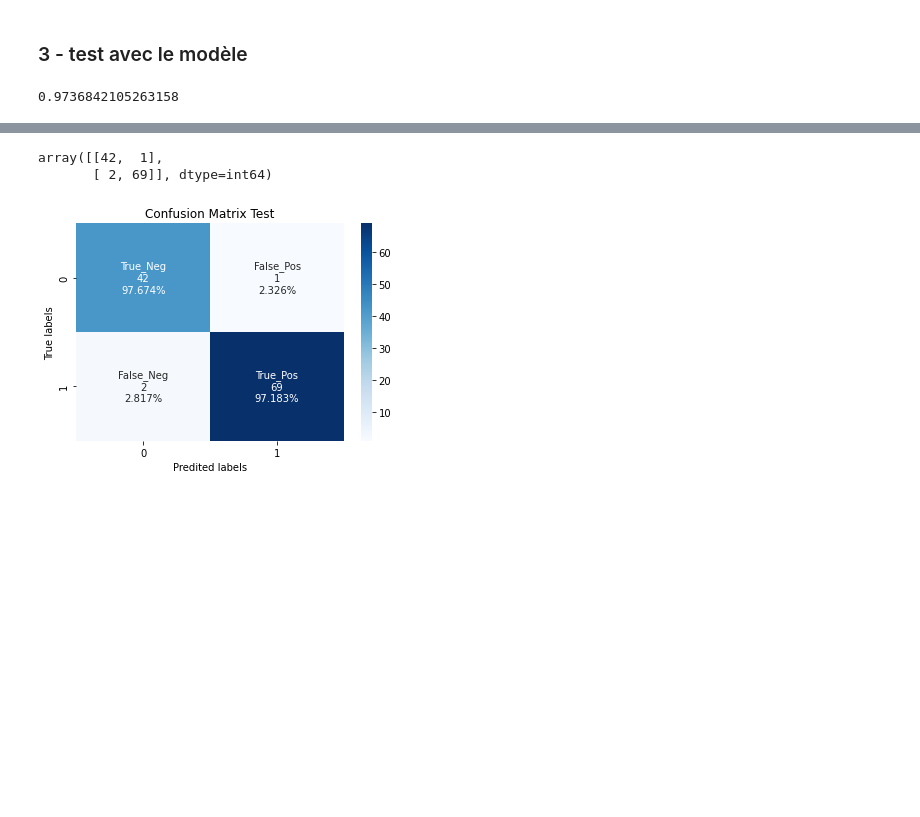
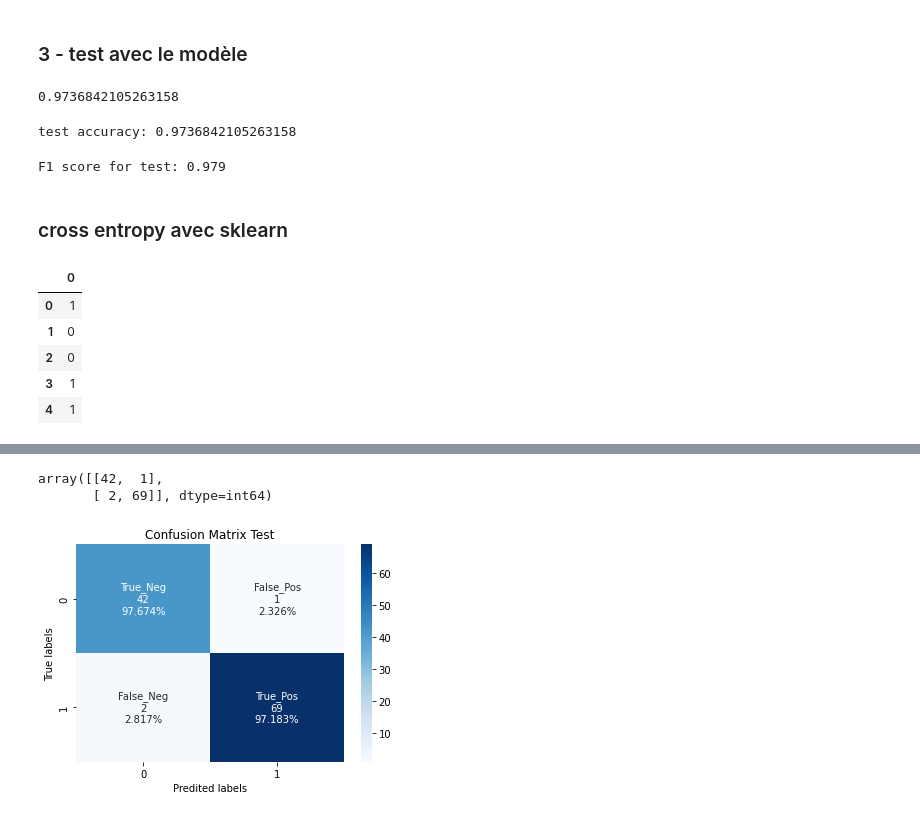
Before and after one commit to MiyukiMol/2021_12_tp_neural_network_classification, a Jupyter notebook: brest_cancer_test.ipynb, the cells around one changed output, grey strips where cells are left out. Drawn from its saved outputs; the diff is of its cells as text; code cells hidden in the pictures; blank space fills up the shorter version.

```diff
--- a/brest_cancer_test.ipynb
+++ b/brest_cancer_test.ipynb
@@ -44,3 +49,25 @@ model.score(X_test, y_test)
 0.9736842105263158
 # %%
 y_predict_test = model.predict(X_test)
+# %%
+accuracy_test = accuracy_score(y_test, y_predict_test)
+print(f'test accuracy: {accuracy_test}')
+# %% [output]
+test accuracy: 0.9736842105263158
+# %%
+f1 = f1_score(y_test, y_predict_test)
+print('F1 score for test: {:.3f}'.format(f1))
+# %% [output]
+F1 score for test: 0.979
+# %% [markdown]
+### cross entropy avec sklearn
+# %%
+# affichage de y_predit en dataframe
+pd.DataFrame(model.predict(X_test)).head()
+# %% [output]
+|  | 0 |
+| 0 | 1 |
+| 1 | 0 |
+| 2 | 0 |
+| 3 | 1 |
+| 4 | 1 |
```
Also changed, not shown: parts of 17 cells of this notebook, 2 other files.
